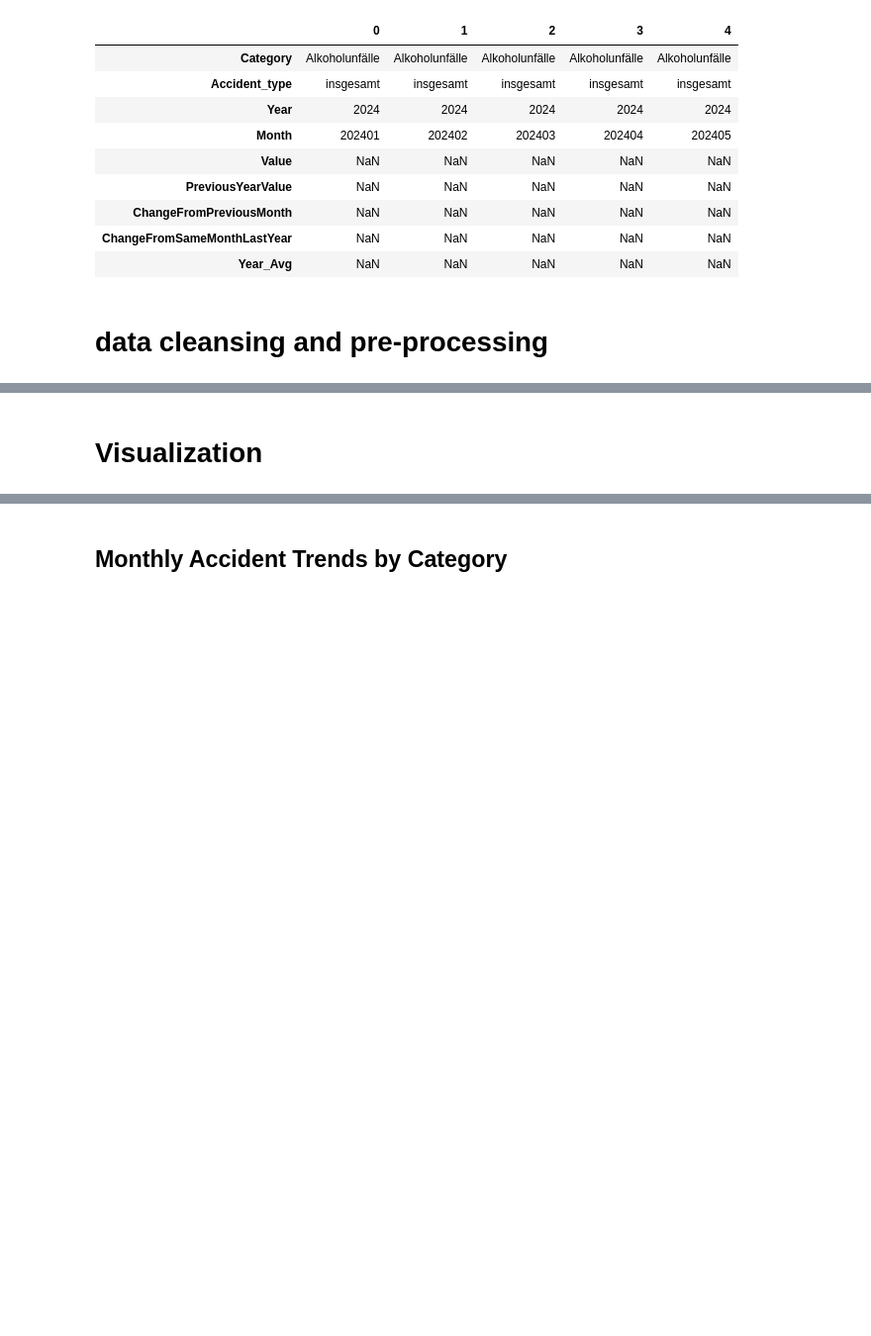
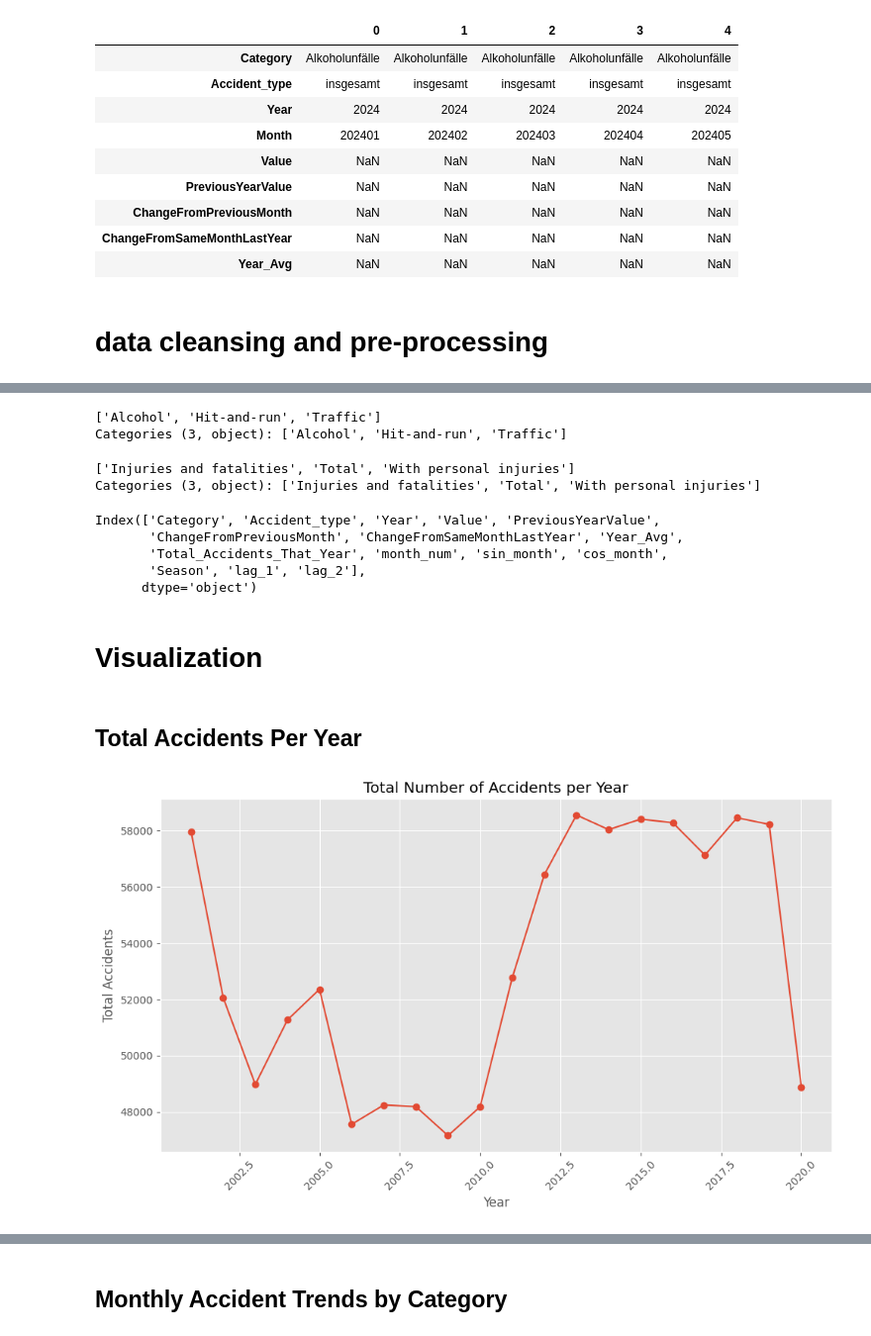
Before and after one commit to Ila-22/AI-Model, a Jupyter notebook: main.ipynb, the cells around one changed output, grey strips where cells are left out. Shown: that part at 99% size. Saved outputs shown, nothing was run; the diff lists cells and outputs as text; code cells hidden in the pictures; blank space fills up the shorter version.

```diff
--- a/main.ipynb
+++ b/main.ipynb
@@ -105,5 +133,41 @@ df.head().T
 | Season | Winter | Winter | Spring | Spring | Spring |
 | lag_1 | NaN | 37.0 | 19.0 | 18.0 | 26.0 |
 | lag_2 | NaN | NaN | 37.0 | 19.0 | 18.0 |
+# %%
+df['Category'].unique()
+# %% [output]
+['Alcohol', 'Hit-and-run', 'Traffic']
+Categories (3, object): ['Alcohol', 'Hit-and-run', 'Traffic']
+# %%
+df['Accident_type'].unique()
+# %% [output]
+['Injuries and fatalities', 'Total', 'With personal injuries']
+Categories (3, object): ['Injuries and fatalities', 'Total', 'With personal injuries']
+# %%
+df.columns
+# %% [output]
+Index(['Category', 'Accident_type', 'Year', 'Value', 'PreviousYearValue',
+       'ChangeFromPreviousMonth', 'ChangeFromSameMonthLastYear', 'Year_Avg',
+       'Total_Accidents_That_Year', 'month_num', 'sin_month', 'cos_month',
+       'Season', 'lag_1', 'lag_2'],
+      dtype='object')
 # %% [markdown]
 # Visualization
+# %% [markdown]
+## Total Accidents Per Year
+# %%
+df_vis = df.reset_index()
+yearly_totals = df_vis[['Year', 'Total_Accidents_That_Year']].drop_duplicates().sort_values('Year')
+
+# Plot
+plt.figure(figsize=(10, 6))
+plt.plot(yearly_totals['Year'], yearly_totals['Total_Accidents_That_Year'], marker='o')
+plt.title('Total Number of Accidents per Year')
+plt.xlabel('Year')
+plt.ylabel('Total Accidents')
+plt.grid(True)
+plt.xticks(rotation=45)
+plt.tight_layout()
+plt.show()
+# %% [output]
+[figure, added]
```
Also changed, not shown: parts of 26 cells of this notebook, 3 other files.
